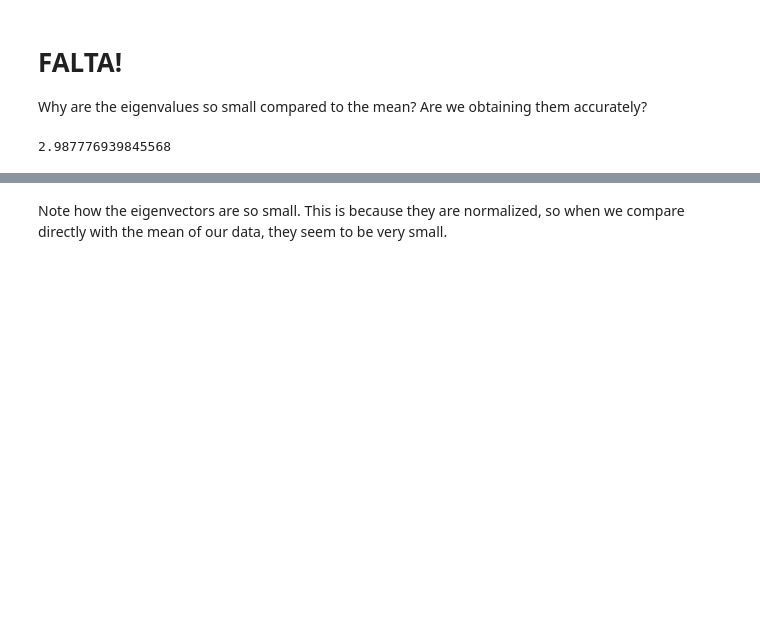
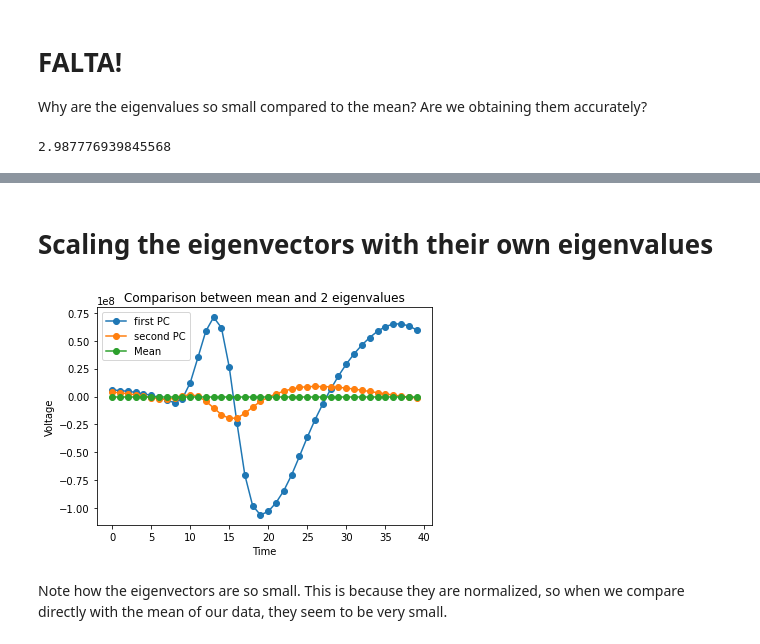
Before and after one commit to SaiAkhilVudattu/Neuro_classes, a Jupyter notebook: signal_processing/HW5/HW5.ipynb, the cells around one changed output, grey strips where cells are left out. Cells and saved outputs as stored; diff of their text form; code cells hidden in the pictures; blank space fills up the shorter version.

```diff
--- a/signal_processing/HW5/HW5.ipynb
+++ b/signal_processing/HW5/HW5.ipynb
@@ -226,3 +238,19 @@ plt.show()
+# %%
+eigenvalues = (pca.singular_values_)**2
+# %% [markdown]
+# Scaling the eigenvectors with their own eigenvalues
+# %%
+plt.plot(eigenvalues[0]*eigenvectors[:,0], marker="o", label="first PC") #[0.2,-0.4]
+plt.plot(eigenvalues[1]*eigenvectors[:,1], marker="o", label="second PC")
+plt.plot(np.mean(first_tetrode,axis=0), marker="o", label="Mean") #[60,-40]
+
+plt.xlabel("Time")
+plt.ylabel("Voltage")
+plt.title("Comparison between mean and 2 eigenvalues")
+plt.legend()
+plt.show()
+# %% [output]
+[figure, added]
 # %% [markdown]
 Note how the eigenvectors are so small. This is because they are normalized, so when we compare directly with the mean of our data, they seem to be very small.
 # %% [markdown]
```
Also changed, not shown: parts of 42 cells of this notebook.
